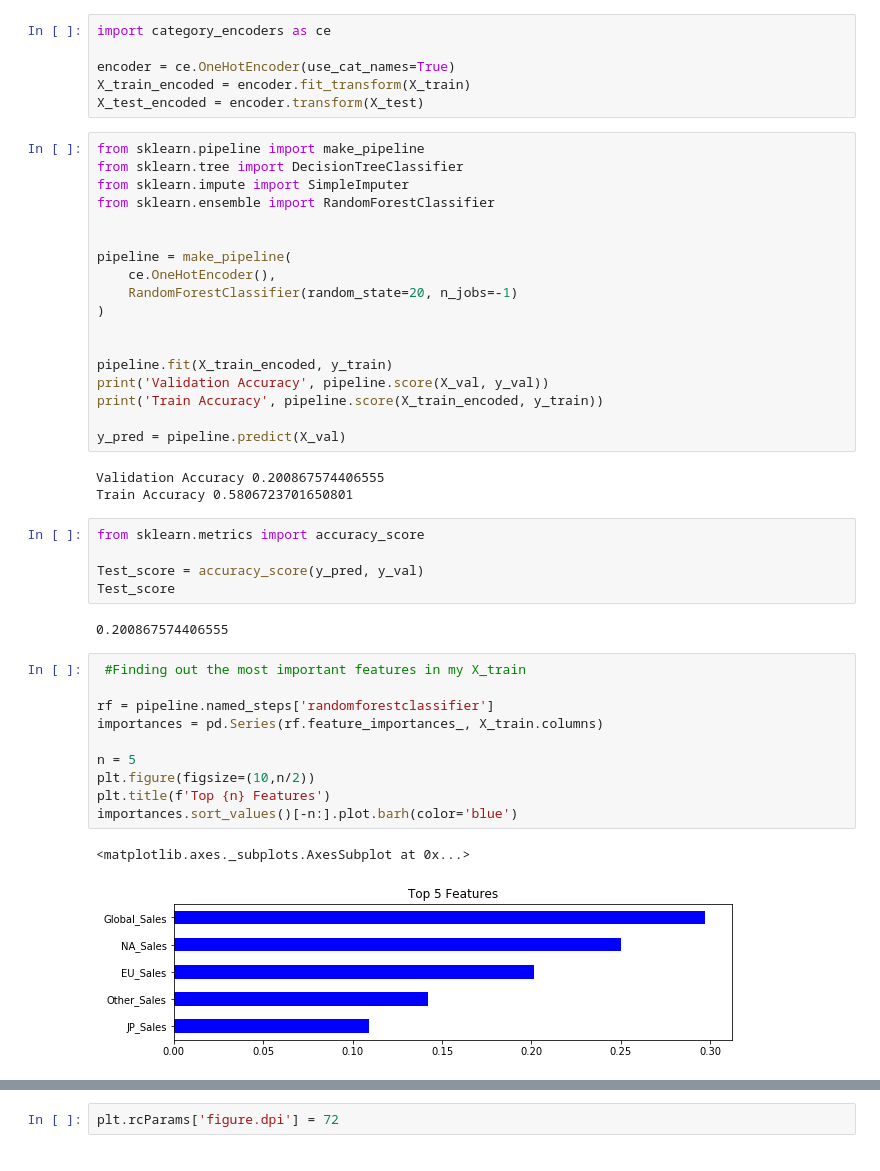
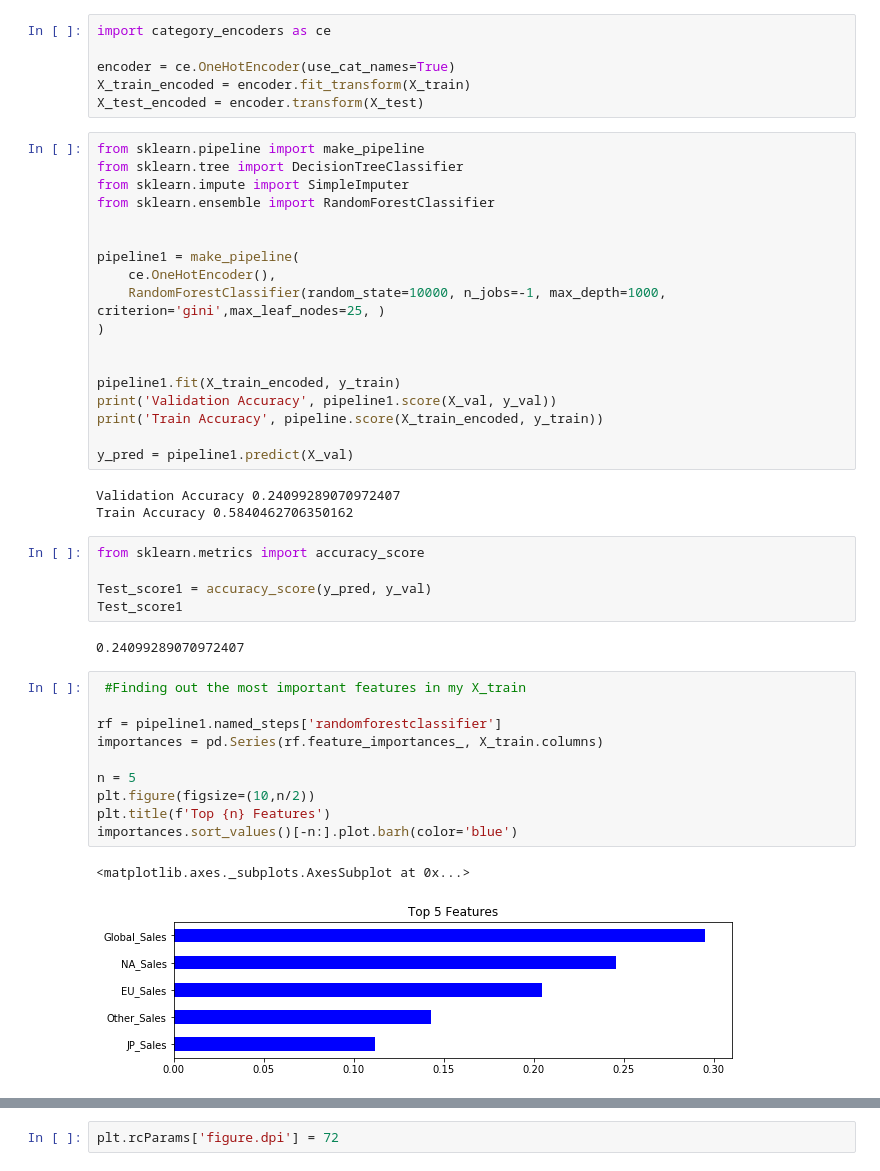
Before and after one commit to TerrenceAm22/BuildWeek2, a Jupyter notebook: Build_Week_2.ipynb, the cells around one changed output, grey strips where cells are left out. Drawn from its saved outputs; the diff is of its cells as text.

```diff
--- a/Build_Week_2.ipynb
+++ b/Build_Week_2.ipynb
@@ -234,39 +223,39 @@ from sklearn.impute import SimpleImputer
 from sklearn.ensemble import RandomForestClassifier
 
 
-pipeline = make_pipeline(
+pipeline1 = make_pipeline(
     ce.OneHotEncoder(),
-    RandomForestClassifier(random_state=20, n_jobs=-1)
+    RandomForestClassifier(random_state=10000, n_jobs=-1, max_depth=1000, criterion='gini',max_leaf_nodes=25, )
 )
 
 
-pipeline.fit(X_train_encoded, y_train)
-print('Validation Accuracy', pipeline.score(X_val, y_val))
+pipeline1.fit(X_train_encoded, y_train)
+print('Validation Accuracy', pipeline1.score(X_val, y_val))
 print('Train Accuracy', pipeline.score(X_train_encoded, y_train))
 
-y_pred = pipeline.predict(X_val)
+y_pred = pipeline1.predict(X_val)
 # %% [output]
-Validation Accuracy 0.200867574406555
-Train Accuracy 0.5806723701650801
+Validation Accuracy 0.24099289070972407
+Train Accuracy 0.5840462706350162
 # %%
 from sklearn.metrics import accuracy_score
 
-Test_score = accuracy_score(y_pred, y_val)
-Test_score
+Test_score1 = accuracy_score(y_pred, y_val)
+Test_score1
 # %% [output]
-0.200867574406555
+0.24099289070972407
 # %%
  #Finding out the most important features in my X_train
 
-rf = pipeline.named_steps['randomforestclassifier']
+rf = pipeline1.named_steps['randomforestclassifier']
 importances = pd.Series(rf.feature_importances_, X_train.columns)
 
 n = 5
 plt.figure(figsize=(10,n/2))
 plt.title(f'Top {n} Features')
 importances.sort_values()[-n:].plot.barh(color='blue')
 # %% [output]
 <matplotlib.axes._subplots.AxesSubplot at 0x...>
-[figure, old version]
+[figure, new version]
 # %%
 # Trying to boost my validation accuracy using xgboost
```
Also changed, not shown: parts of 14 cells of this notebook.
